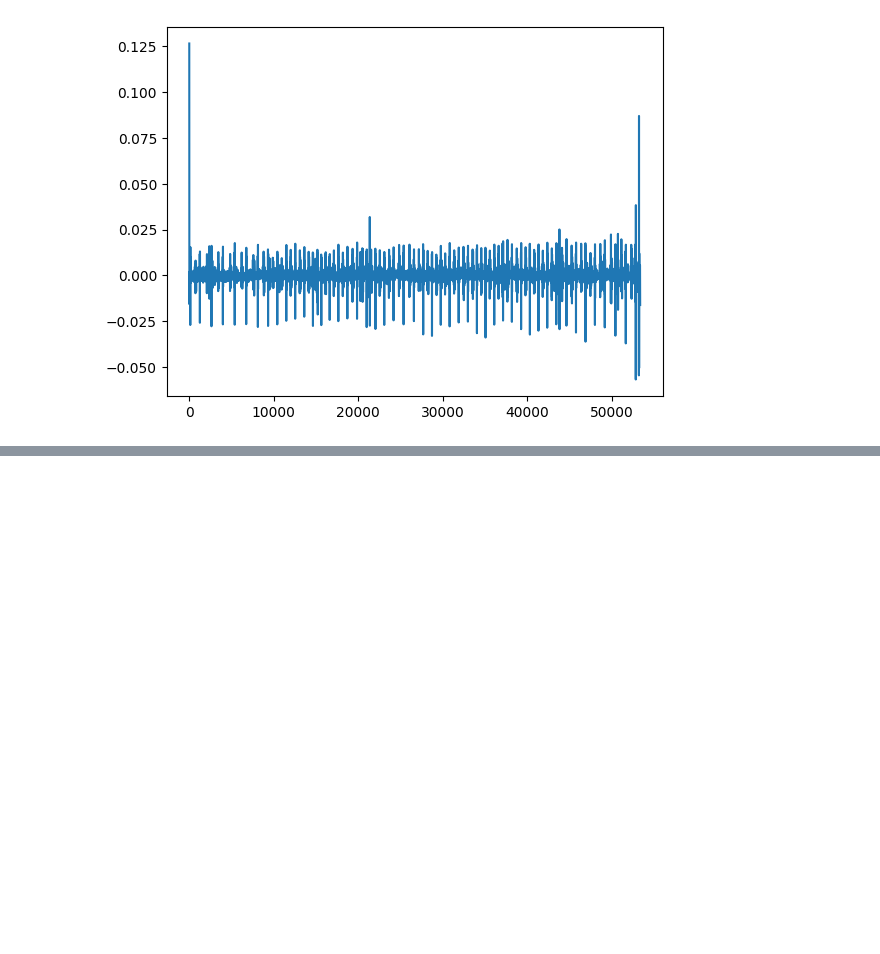
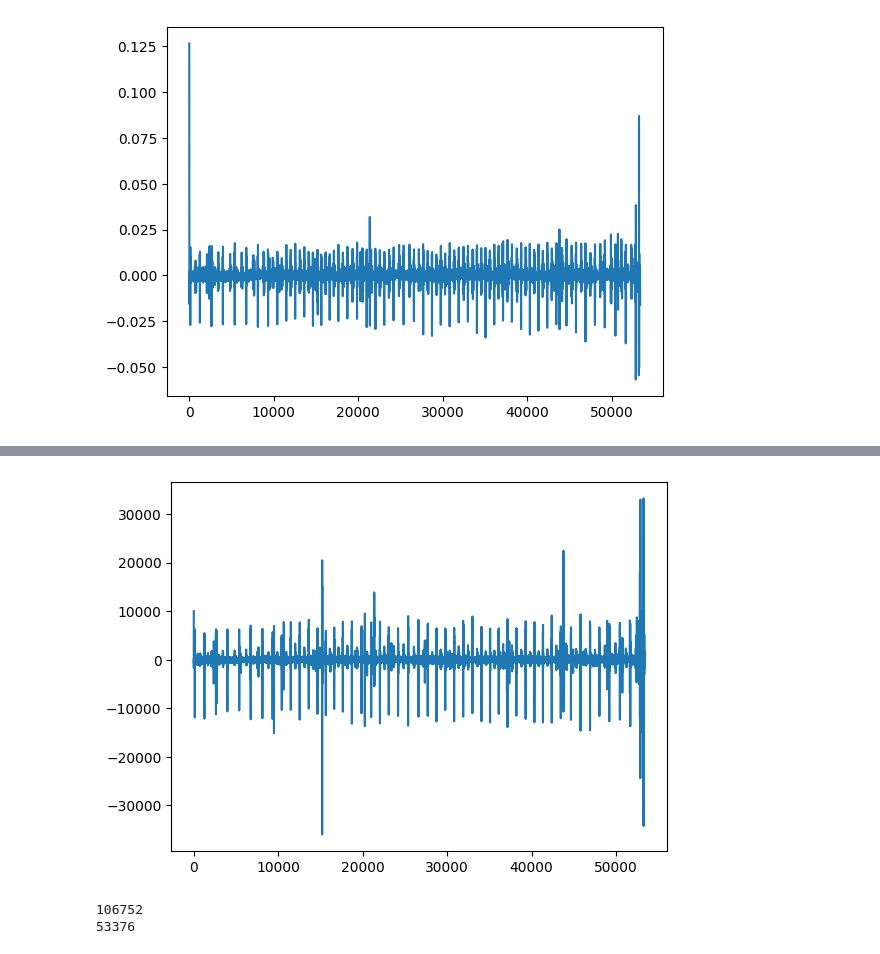
Before and after one commit to abelyazi/memoire, a Jupyter notebook: notebooks/notebook_preprocessing.ipynb, the cells around one changed output, grey strips where cells are left out. Drawn from its saved outputs; the diff is of its cells as text; code cells hidden in the pictures; blank space fills up the shorter version.

```diff
--- a/notebooks/notebook_preprocessing.ipynb
+++ b/notebooks/notebook_preprocessing.ipynb
@@ -206,0 +112,12 @@ plt.show()
+# %%
+no_spike_signal = schmidt_spike_removal(resamp,2000)
+plt.plot(no_spike_signal)
+plt.show()
+# %% [output]
+[figure, added]
+# %%
+print(len(brut))
+print(len(no_spike_signal))
+# %% [output]
+106752
+53376
```
Also changed, not shown: parts of 5 cells of this notebook, 1 other file.
